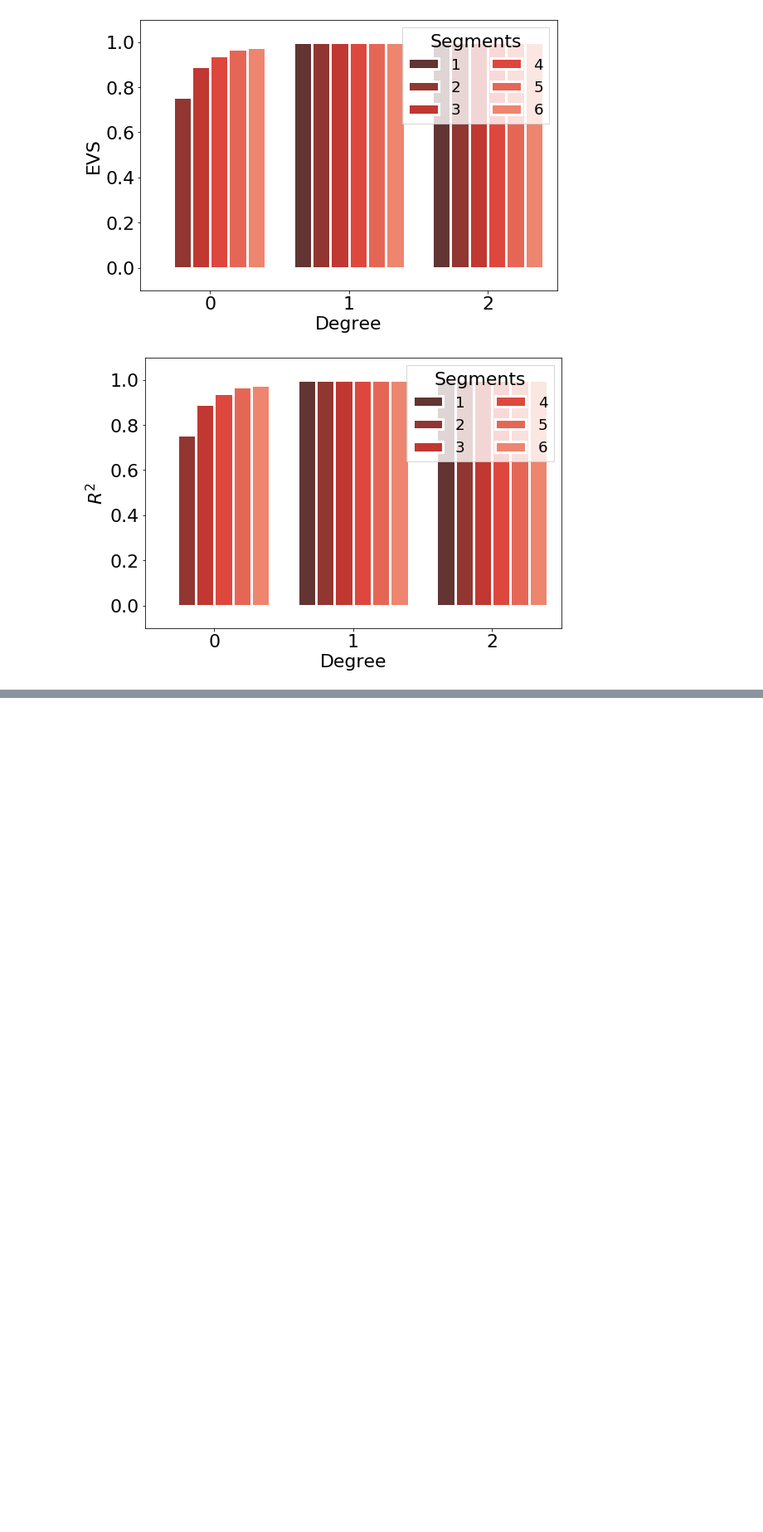
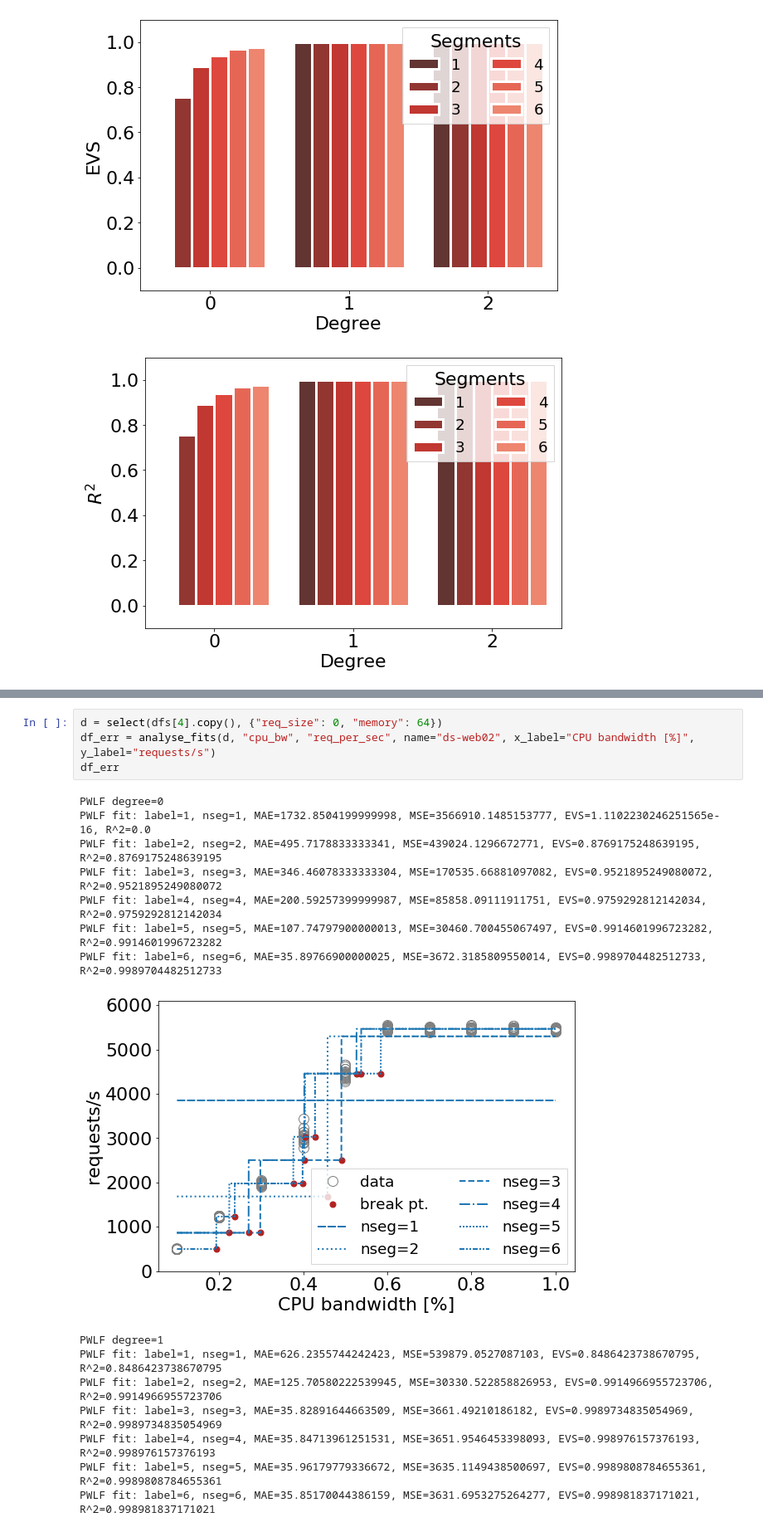
Before and after one commit to sndzoo/analysis, a Jupyter notebook: pwl_approx_analysis-basic.ipynb, the cells around one changed output, grey strips where cells are left out. Shown at 83% size. Cells and saved outputs as stored; diff of their text form; blank space fills up the shorter version.

```diff
--- a/pwl_approx_analysis-basic.ipynb
+++ b/pwl_approx_analysis-basic.ipynb
@@ -689,0 +731,20 @@ analyse_errors(df_err)
+# %%
+d = select(dfs[4].copy(), {"req_size": 0, "memory": 64})
+df_err = analyse_fits(d, "cpu_bw", "req_per_sec", name="ds-web02", x_label="CPU bandwidth [%]", y_label="requests/s")
+df_err
+# %% [output]
+PWLF degree=0
+PWLF fit: label=1, nseg=1, MAE=1732.8504199999998, MSE=3566910.1485153777, EVS=1.1102230246251565e-16, R^2=0.0
+PWLF fit: label=2, nseg=2, MAE=495.7178833333341, MSE=439024.1296672771, EVS=0.8769175248639195, R^2=0.8769175248639195
+PWLF fit: label=3, nseg=3, MAE=346.46078333333304, MSE=170535.66881097082, EVS=0.9521895249080072, R^2=0.9521895249080072
+PWLF fit: label=4, nseg=4, MAE=200.59257399999987, MSE=85858.09111911751, EVS=0.9759292812142034, R^2=0.9759292812142034
+PWLF fit: label=5, nseg=5, MAE=107.74797900000013, MSE=30460.700455067497, EVS=0.9914601996723282, R^2=0.9914601996723282
+PWLF fit: label=6, nseg=6, MAE=35.89766900000025, MSE=3672.3185809550014, EVS=0.9989704482512733, R^2=0.9989704482512733
+[figure, added]
+PWLF degree=1
+PWLF fit: label=1, nseg=1, MAE=626.2355744242423, MSE=539879.0527087103, EVS=0.8486423738670795, R^2=0.8486423738670795
+PWLF fit: label=2, nseg=2, MAE=125.70580222539945, MSE=30330.522858826953, EVS=0.9914966955723706, R^2=0.9914966955723706
+PWLF fit: label=3, nseg=3, MAE=35.82891644663509, MSE=3661.49210186182, EVS=0.9989734835054969, R^2=0.9989734835054969
+PWLF fit: label=4, nseg=4, MAE=35.84713961251531, MSE=3651.9546453398093, EVS=0.998976157376193, R^2=0.998976157376193
+PWLF fit: label=5, nseg=5, MAE=35.96179779336672, MSE=3635.1149438500697, EVS=0.9989808784655361, R^2=0.9989808784655361
+PWLF fit: label=6, nseg=6, MAE=35.85170044386159, MSE=3631.6953275264277, EVS=0.998981837171021, R^2=0.998981837171021
```
Also changed, not shown: parts of 9 cells of this notebook, 21 other files.
